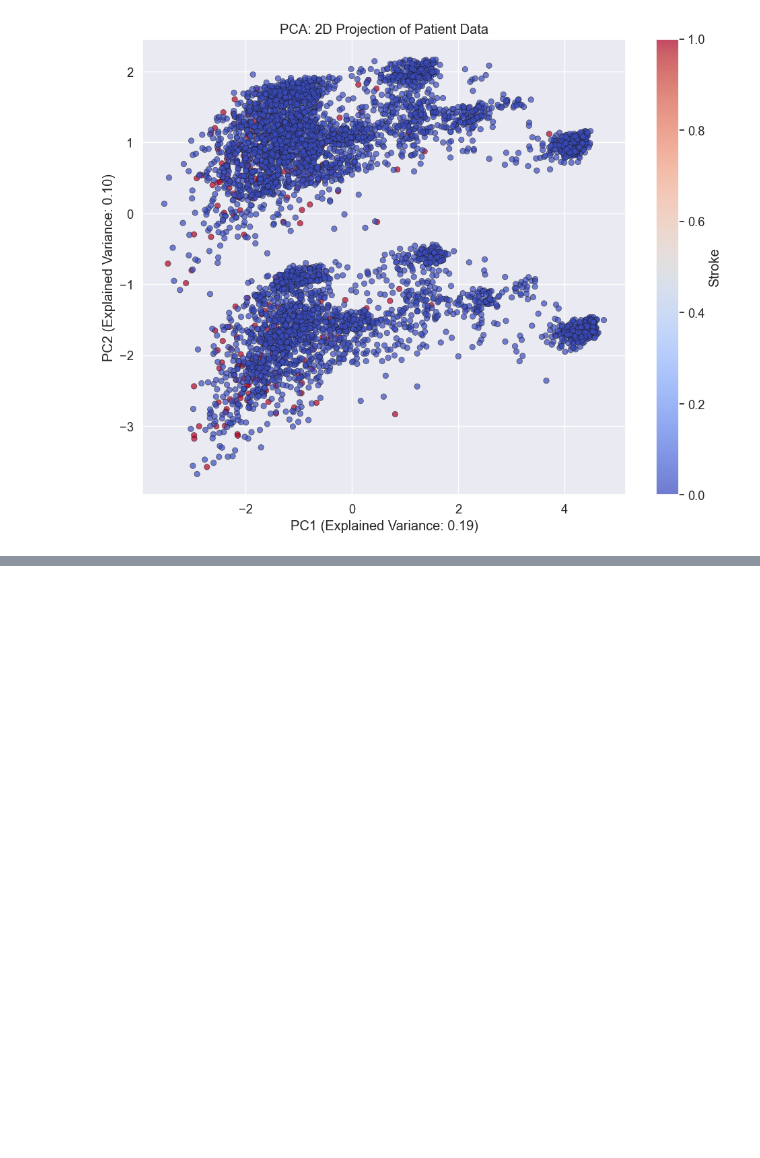
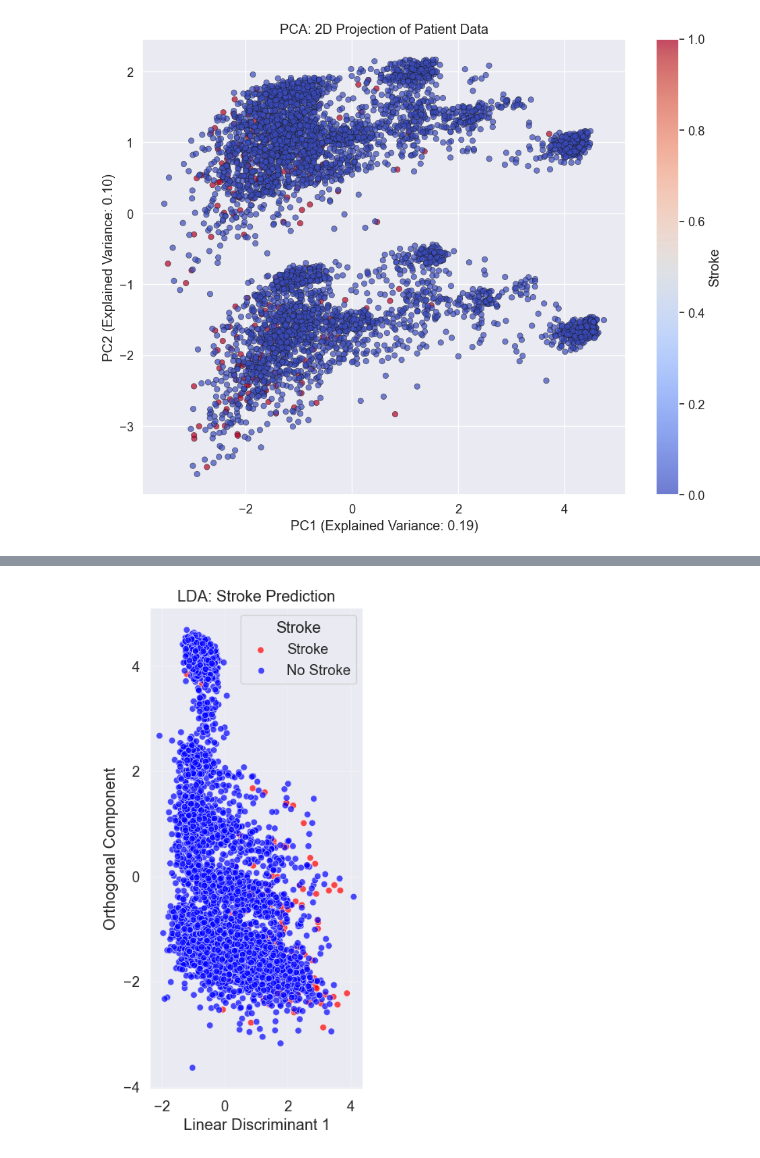
Before and after one commit to marwannour1/stroke_prediction, a Jupyter notebook: main.ipynb, the cells around one changed output, grey strips where cells are left out. Saved outputs shown, nothing was run; the diff lists cells and outputs as text; code cells hidden in the pictures; blank space fills up the shorter version.

```diff
--- a/main.ipynb
+++ b/main.ipynb
@@ -376,0 +419,25 @@ plt.show()
+# %%
+lda_direction = lda.coef_[0]
+lda_direction = lda_direction / np.linalg.norm(lda_direction)
+
+X_orthogonal = X_combined_scaled - np.outer(X_lda.flatten(), lda_direction)
+
+pca_orthogonal = PCA(n_components=1)
+X_lda_2d = pca_orthogonal.fit_transform(X_orthogonal)
+
+X_lda_2d = np.column_stack((X_lda, X_lda_2d))
+
+# Create LDA DataFrame for visualization
+lda_df = pd.DataFrame(data=X_lda_2d, columns=['LD1', 'LD2'])
+lda_df['stroke'] = df['stroke'].reset_index(drop=True)
+
+# Plot LDA
+plt.subplot(1, 3, 2)
+sns.scatterplot(x='LD1', y='LD2', hue='stroke', data=lda_df, palette={0:'blue', 1:'red'}, alpha=0.7)
+plt.title('LDA: Stroke Prediction')
+plt.xlabel('Linear Discriminant 1')
+plt.ylabel('Orthogonal Component')
+plt.legend(title='Stroke', labels=['Stroke', 'No Stroke'])
+plt.grid(alpha=0.3)
+# %% [output]
+[figure, added]
```
Also changed, not shown: parts of 3 cells of this notebook.
